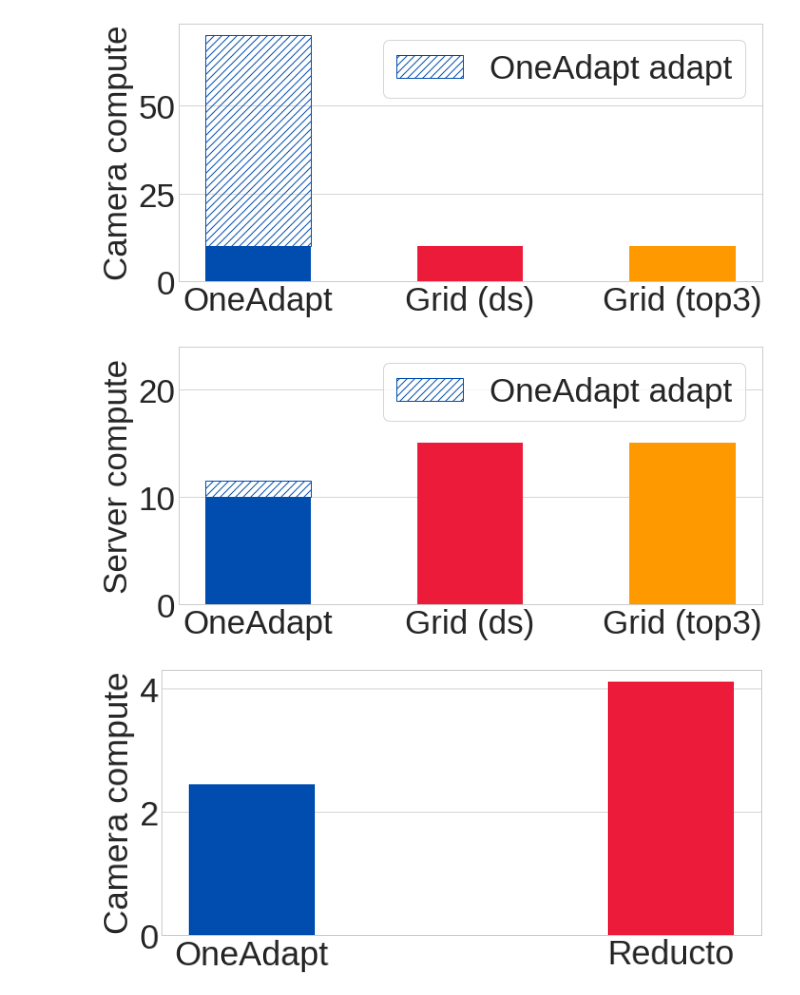
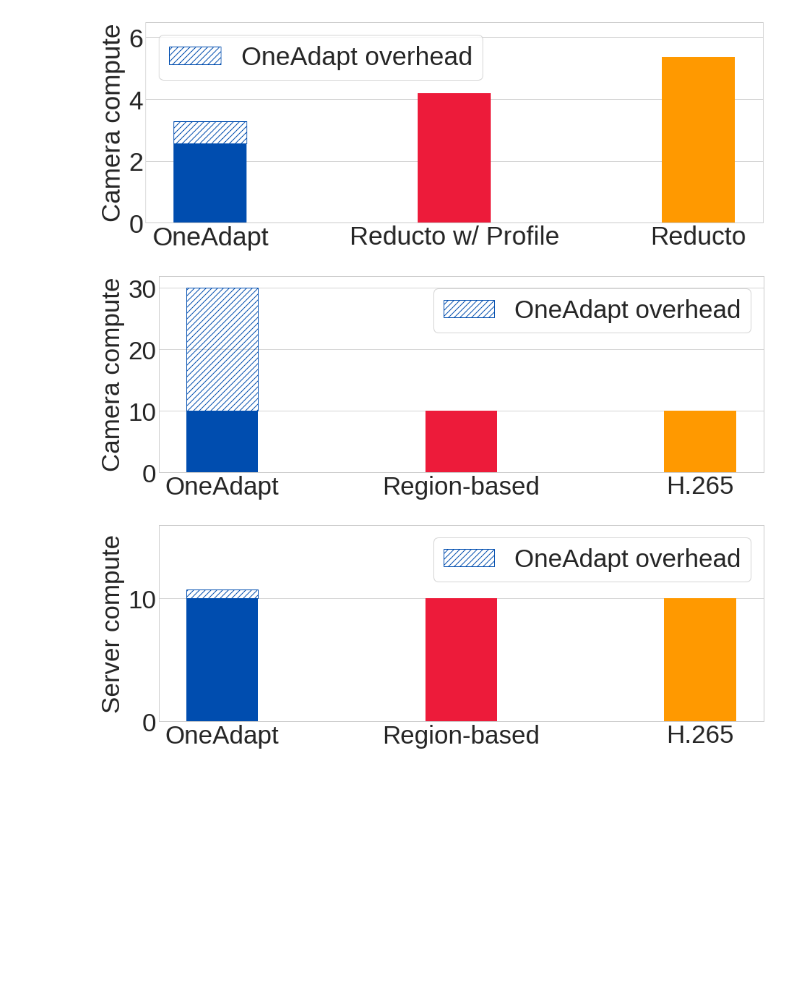
Before and after one commit to KuntaiDu/OneAdapt, a Jupyter notebook: visualize_overhead.ipynb, the cells around one changed output. Drawn from its saved outputs; the diff is of its cells as text; code cells hidden in the pictures; blank space fills up the shorter version.

```diff
--- a/visualize_overhead.ipynb
+++ b/visualize_overhead.ipynb
@@ -66,50 +126,55 @@ savefig('/home/kuntai/paper/DiffAdapt-HotNets/figs/ser-overhead-pipeline-1', fig
+# %%
+fig, ax = plt.subplots(figsize=(15, 5))
+
+ax.bar([1], [2.5598739495798317], color=colors[0], width=0.3)
+ax.bar([1], [0.73], bottom=[2.5598739495798317], hatch='///',edgecolor=colors[0], fill=False, width=0.3, linewidth=1,label = 'OneAdapt overhead')
+ax.bar([2], [4.189075630252101], color=colors[1], width=0.3)
+ax.bar([3], [5.375], color=colors[2], width=0.3)
+
+ax.set_ylim(0, 6.5)
+# ax.set_yticks([0,10,20,30])
+ax.set_xticks([1,2,3])
+ax.set_yticks([0,2,4,6])
+ax.set_xticklabels(['OneAdapt','Reducto w/ Profile', 'Reducto'])
+ax.xaxis.grid(False)
+ax.set_ylabel('Camera compute')
+ax.legend(frameon=True)
+savefig('/home/kuntai/paper/OneAdapt-SIGCOMM-23/figs/ser-overhead-pipeline-3', fig)
+# %% [output]
+[figure, added]
 # %%
-fig, ax = plt.subplots(figsize=(11, 5))
+fig, ax = plt.subplots(figsize=(15, 5))
 
-ax.bar([1], [10], color=colors[0], width=0.5)
-ax.bar([1], [60], bottom=[10], hatch='///',edgecolor=colors[0], fill=False, width=0.5, linewidth=1,label = 'OneAdapt adapt')
-ax.bar([2], [10], color=colors[1], width=0.5)
-ax.bar([3], [10], color=colors[2], width=0.5)
+ax.bar([1], [10], color=colors[0], width=0.3)
+ax.bar([1], [20], bottom=[10], hatch='///',edgecolor=colors[0], fill=False, width=0.3, linewidth=1,label = 'OneAdapt overhead')
+ax.bar([2], [10], color=colors[1], width=0.3)
+ax.bar([3], [10], color=colors[2], width=0.3)
 
+ax.set_ylim(0, 32)
+ax.set_yticks([0,10,20,30])
 ax.set_xticks([1,2,3])
-ax.set_xticklabels(['OneAdapt','Grid (ds)', 'Grid (top3)'])
+ax.set_xticklabels(['OneAdapt','Region-based', 'H.265'])
 ax.xaxis.grid(False)
 ax.set_ylabel('Camera compute')
 ax.legend(frameon=True)
-savefig('/home/kuntai/paper/DiffAdapt-HotNets/figs/cam-overhead-pipeline-2', fig)
+savefig('/home/kuntai/paper/OneAdapt-SIGCOMM-23/figs/cam-overhead-pipeline-5', fig)
 # %% [output]
-[figure, old version]
+[figure, new version]
 # %%
-fig, ax = plt.subplots(figsize=(11, 5))
+fig, ax = plt.subplots(figsize=(15, 5))
 
-ax.bar([1], [10], color=colors[0], width=0.5)
-ax.bar([1], [1.5], bottom=[10], hatch='///',edgecolor=colors[0], fill=False, width=0.5, linewidth=1,label = 'OneAdapt adapt')
-ax.bar([2], [15], color=colors[1], width=0.5)
-ax.bar([3], [15], color=colors[2], width=0.5)
+ax.bar([1], [10], color=colors[0], width=0.3)
+ax.bar([1], [0.73], bottom=[10], hatch='///',edgecolor=colors[0], fill=False, width=0.3, linewidth=1,label = 'OneAdapt overhead')
+ax.bar([2], [10], color=colors[1], width=0.3)
+ax.bar([3], [10], color=colors[2], width=0.3)
 
+ax.set_ylim(0, 16)
+# ax.set_yticks([0])
 ax.set_xticks([1,2,3])
-ax.set_ylim(0, 24)
-ax.set_xticklabels(['OneAdapt','Grid (ds)', 'Grid (top3)'])
+ax.set_xticklabels(['OneAdapt','Region-based', 'H.265'])
 ax.xaxis.grid(False)
 ax.set_ylabel('Server compute')
 ax.legend(frameon=True)
-savefig('/home/kuntai/paper/DiffAdapt-HotNets/figs/ser-overhead-pipeline-2', fig)
+savefig('/home/kuntai/paper/OneAdapt-SIGCOMM-23/figs/ser-overhead-pipeline-5', fig)
 # %% [output]
-[figure, old version]
+[figure, new version]
-# %%
-fig, ax = plt.subplots(figsize=(11, 5))
-
-ax.bar([1], [2.4453781512605044], color=colors[0], width=0.3)
-# ax.bar([1], [20], bottom=[10], hatch='///',edgecolor=colors[0], fill=False, width=0.5, linewidth=1,label = 'OneAdapt adapt')
-ax.bar([2], [4.1109243697479], color=colors[1], width=0.3)
-
-# ax.set_ylim(0, 32)
-# ax.set_yticks([0,10,20,30])
-ax.set_xticks([1,2])
-ax.set_xticklabels(['OneAdapt','Reducto'])
-ax.xaxis.grid(False)
-ax.set_ylabel('Camera compute')
-# ax.legend(frameon=True)
-savefig('/home/kuntai/paper/DiffAdapt-HotNets/figs/cam-overhead-pipeline-3', fig)
-# %% [output]
-[figure, removed]
```
Also changed, not shown: parts of 9 cells of this notebook, 29 other files.
